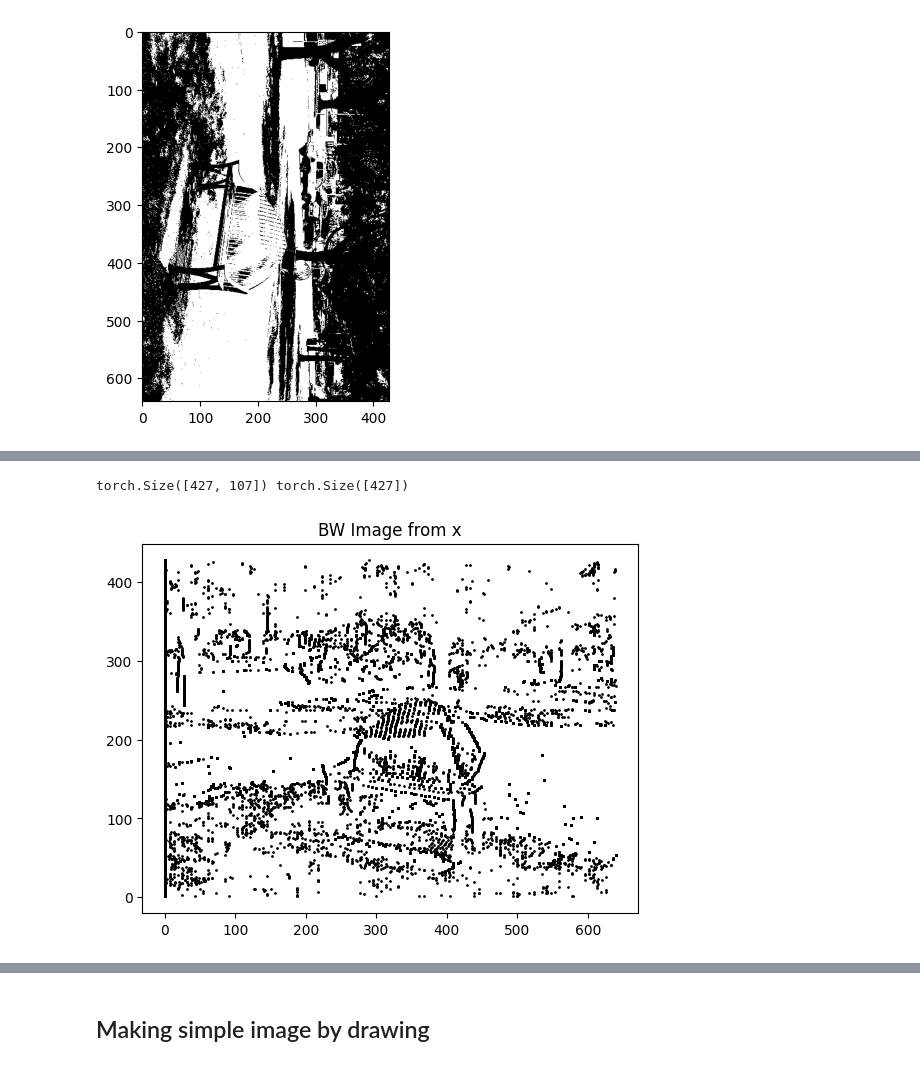
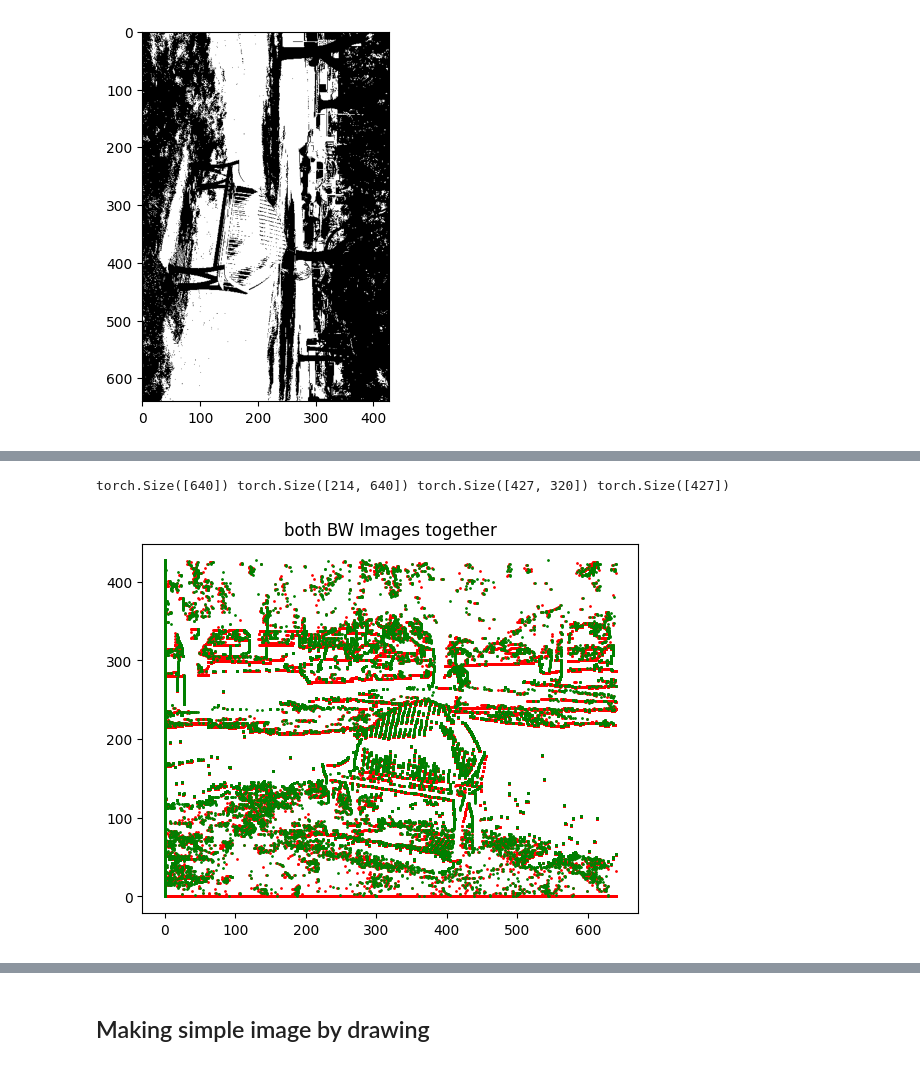
Before and after one commit to sjamthe/customNNexperiments, a Jupyter notebook: ImageUnderstanding-1.ipynb, the cells around one changed output, grey strips where cells are left out. Saved outputs shown, nothing was run; the diff lists cells and outputs as text; code cells hidden in the pictures.

```diff
--- a/ImageUnderstanding-1.ipynb
+++ b/ImageUnderstanding-1.ipynb
@@ -140,14 +164,14 @@ torch.Size([640]) torch.Size([72, 640])
-# %%
-# Get x,y from rotated BW image
-step = 6
-x, y = bwarray_to_xy2(bw_array, step)
-print(x.shape, y.shape)
-
-# Plot the y,x coordinates to confirm they represent image
-xsorted = x.sort(descending=True).values
-plt.title("BW Image from x")
-for i in torch.arange(x.shape[1]):
-    plt.scatter(x[:,i],y,s=1,c='black')
-# %% [output]
-torch.Size([427, 107]) torch.Size([427])
-[figure, removed]
+# %%
+# plot both images together to see difference
+
+plt.title("both BW Images together")
+for i in torch.arange(yv.shape[0]):
+    plt.scatter(xv, yv[i] ,s=1,c='r')
+
+for i in torch.arange(xh.shape[1]):
+    plt.scatter(xh[:,i],yh,s=1,c='g')
+
+print(xv.shape, yv.shape, xh.shape, yh.shape)
+# %% [output]
+torch.Size([640]) torch.Size([214, 640]) torch.Size([427, 320]) torch.Size([427])
+[figure, added]
```
Also changed, not shown: parts of 9 cells of this notebook.
